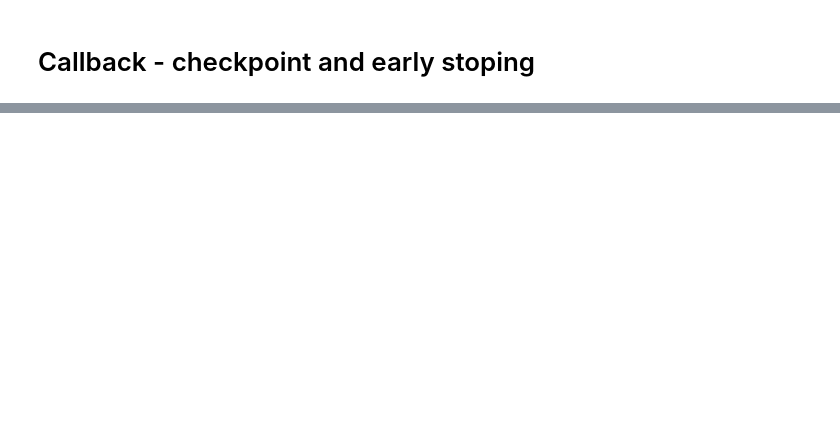
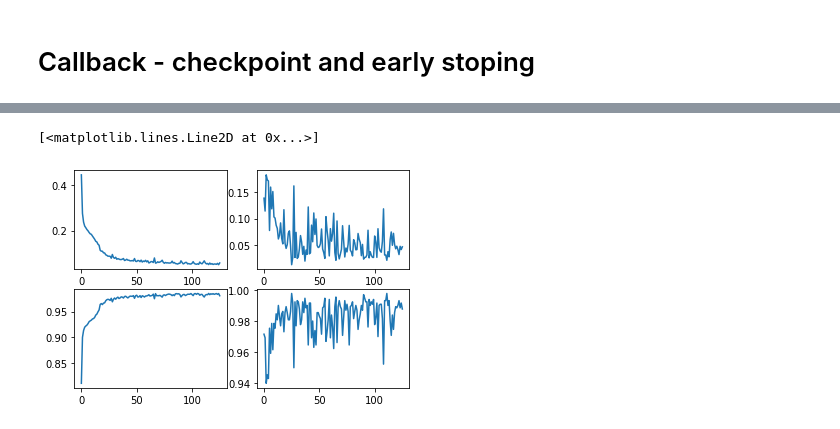
Before and after one commit to r0cd7b/DSAC, a Jupyter notebook: Lab3_Multinomial.ipynb, the cells around one changed output, grey strips where cells are left out. Saved outputs shown, nothing was run; the diff lists cells and outputs as text; code cells hidden in the pictures; blank space fills up the shorter version.

```diff
--- a/Lab3_Multinomial.ipynb
+++ b/Lab3_Multinomial.ipynb
@@ -156,0 +157,19 @@ df_all
+# %%
+model = Sequential()
+model.add(Dense(30, input_shape=(12,), activation="relu"))
+model.add(Dense(12, activation="relu"))
+model.add(Dense(8, activation="relu"))
+model.add(Dense(1, activation='sigmoid'))
+model.summary()
+model.compile(optimizer="adam", loss="binary_crossentropy", metrics="accuracy")
+
+# create directory to store model information
+MODEL_DIR = "./model"
+if not os.path.exists(MODEL_DIR):
+  os.mkdir(MODEL_DIR)
+modelpath = "./model/{epoch:02d}-{val_loss:.4f}.hdf5"
+
+checkpointer = ModelCheckpoint(filepath=modelpath, monitor="val_loss", verbose=1, save_best_only=True)
+early_stopping_callback = EarlyStopping(monitor="val_loss", patience=100)
+
+history = model.fit(X, y, validation_split=0.2, epochs=2000, batch_size=100, verbose=0, callbacks=[checkpointer, early_stopping_callback])
@@ -156,0 +194,15 @@ df_all
+# %%
+y_loss, y_vloss = history.history["loss"], history.history["val_loss"]
+y_accuracy, y_vacc = history.history["accuracy"], history.history["val_accuracy"]
+
+plt.subplot(2, 2, 1)
+plt.plot(y_loss)
+plt.subplot(2, 2, 2)
+plt.plot(y_vloss)
+plt.subplot(2, 2, 3)
+plt.plot(y_accuracy)
+plt.subplot(2, 2, 4)
+plt.plot(y_vacc)
+# %% [output]
+[<matplotlib.lines.Line2D at 0x...>]
+[figure, added]
```
Also changed, not shown: parts of 7 cells of this notebook.
